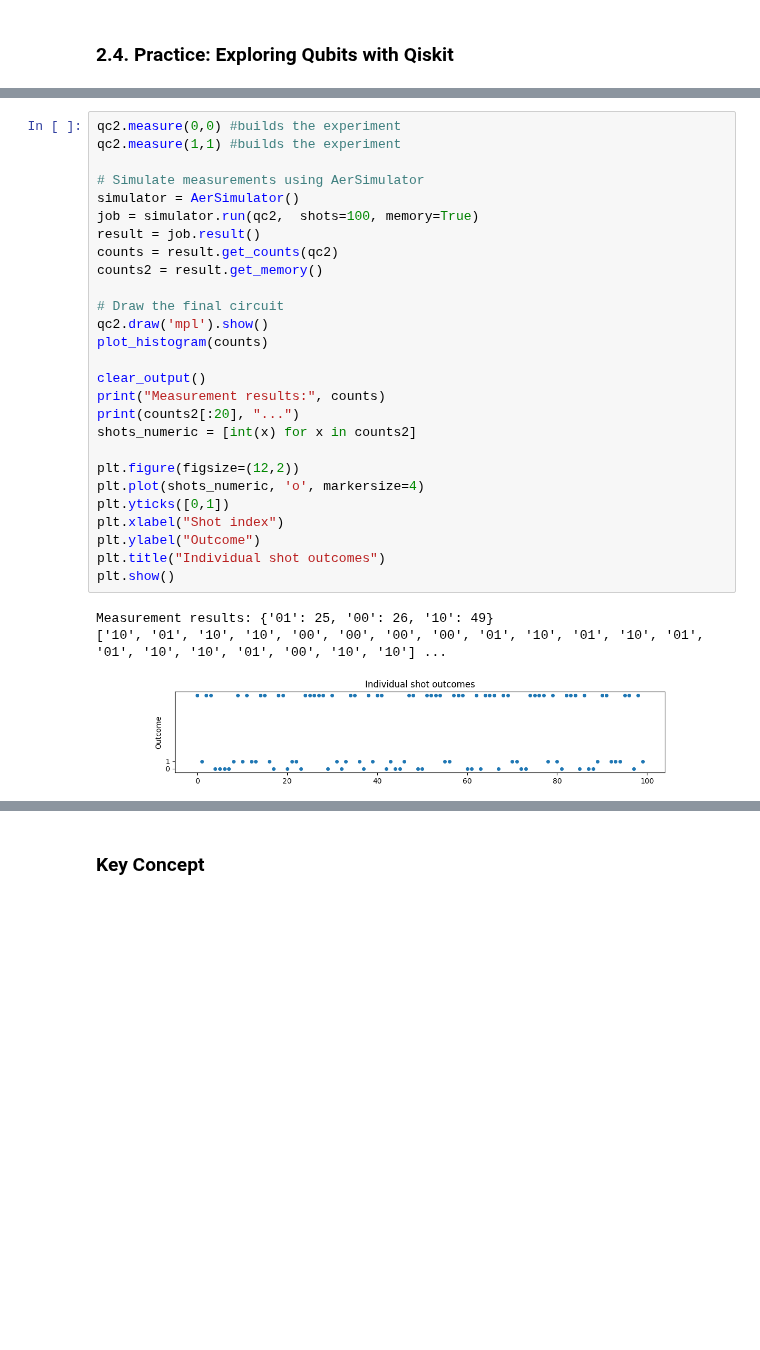
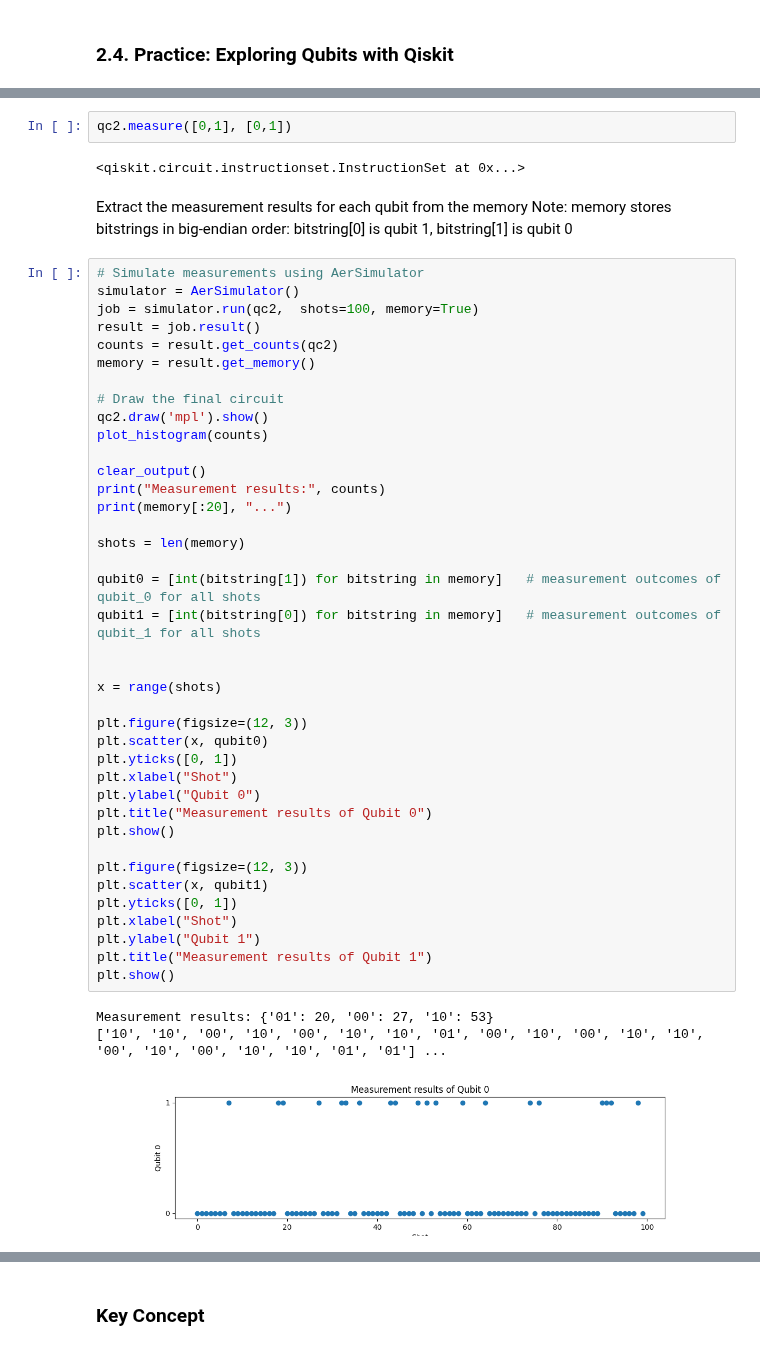
Before and after one commit to MariyaSV78/notebook_Quantum-computing, a Jupyter notebook: Quantum-computing.ipynb, the cells around one changed output, grey strips where cells are left out. Drawn from its saved outputs; the diff is of its cells as text; blank space fills up the shorter version.

```diff
--- a/Quantum-computing.ipynb
+++ b/Quantum-computing.ipynb
@@ -676,31 +684,50 @@ Measurement results: {'1': 33, '0': 67}
+# %%
+qc2.measure([0,1], [0,1])
+# %% [output]
+<qiskit.circuit.instructionset.InstructionSet at 0x...>
+# %% [markdown]
+Extract the measurement results for each qubit from the memory
+Note: memory stores bitstrings in big-endian order: bitstring[0] is qubit 1, bitstring[1] is qubit 0
 # %%
-qc2.measure(0,0) #builds the experiment
-qc2.measure(1,1) #builds the experiment
-
 # Simulate measurements using AerSimulator
 simulator = AerSimulator()
 job = simulator.run(qc2,  shots=100, memory=True)
 result = job.result()
 counts = result.get_counts(qc2)
-counts2 = result.get_memory()
+memory = result.get_memory()
 
 # Draw the final circuit
 qc2.draw('mpl').show()
 plot_histogram(counts)
 
 clear_output()
 print("Measurement results:", counts)
-print(counts2[:20], "...")
-shots_numeric = [int(x) for x in counts2]
+print(memory[:20], "...")
 
-plt.figure(figsize=(12,2))
-plt.plot(shots_numeric, 'o', markersize=4)
-plt.yticks([0,1])
-plt.xlabel("Shot index")
-plt.ylabel("Outcome")
-plt.title("Individual shot outcomes")
+shots = len(memory)
+
+qubit0 = [int(bitstring[1]) for bitstring in memory]   # measurement outcomes of qubit_0 for all shots
+qubit1 = [int(bitstring[0]) for bitstring in memory]   # measurement outcomes of qubit_1 for all shots
+
+
+x = range(shots)
+
+plt.figure(figsize=(12, 3))
+plt.scatter(x, qubit0)
+plt.yticks([0, 1])
+plt.xlabel("Shot")
+plt.ylabel("Qubit 0")
+plt.title("Measurement results of Qubit 0")
 plt.show()
+
+plt.figure(figsize=(12, 3))
+plt.scatter(x, qubit1)
+plt.yticks([0, 1])
+plt.xlabel("Shot")
+plt.ylabel("Qubit 1")
+plt.title("Measurement results of Qubit 1")
+plt.show()
 # %% [output]
-Measurement results: {'01': 25, '00': 26, '10': 49}
-['10', '01', '10', '10', '00', '00', '00', '00', '01', '10', '01', '10', '01', '01', '10', '10', '01', '00', '10', '10'] ...
+Measurement results: {'01': 20, '00': 27, '10': 53}
+['10', '10', '00', '10', '00', '10', '10', '01', '00', '10', '00', '10', '10', '00', '10', '00', '10', '10', '01', '01'] ...
-[figure, old version]
+[figure, new version]
```
Also changed, not shown: parts of 15 cells of this notebook, 2 other files.
